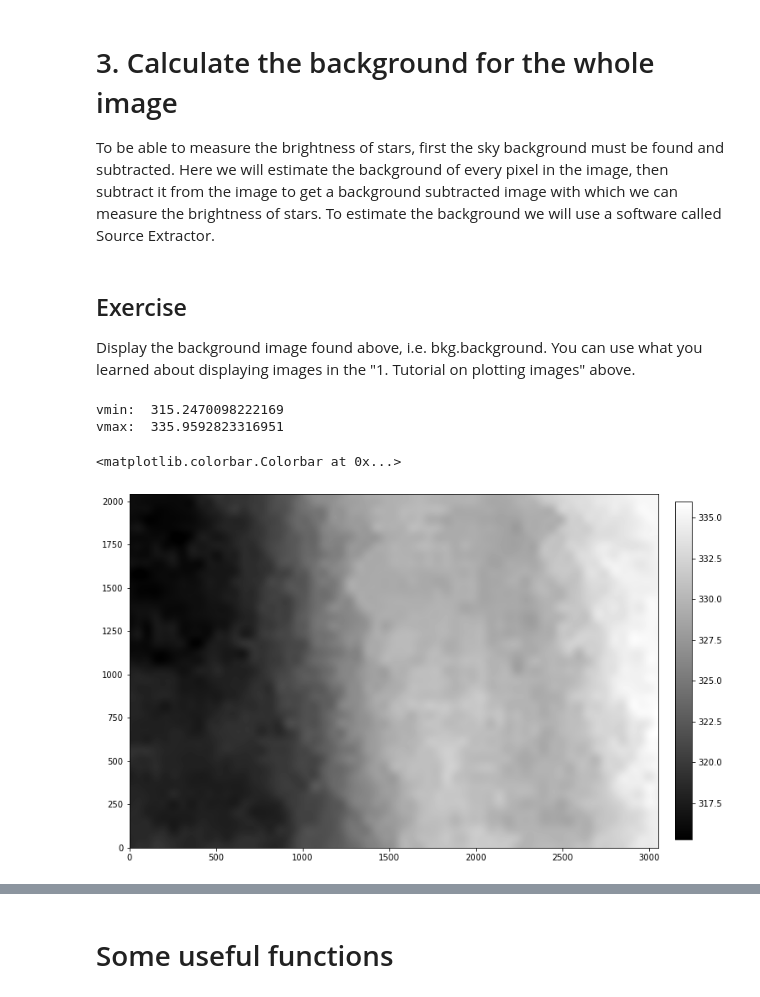
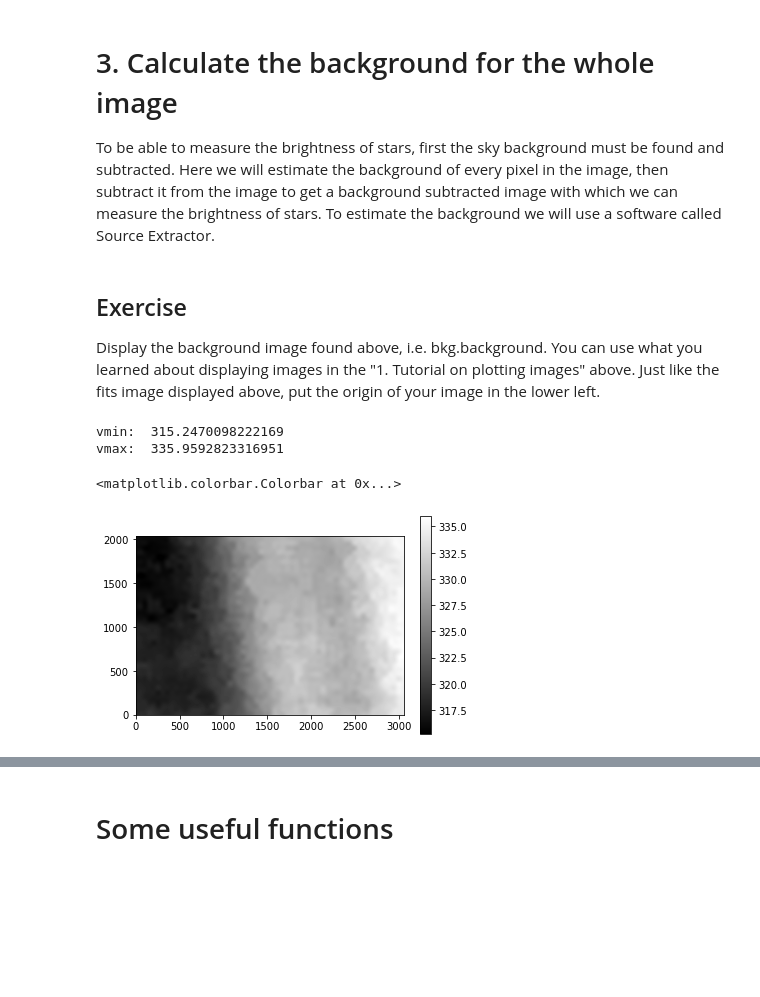
Before and after one commit to jielaizhang/pasea, a Jupyter notebook: LCO/student_workbooks/Student_Workbook_1_SingleExposure.ipynb, the cells around one changed output, grey strips where cells are left out. Cells and saved outputs as stored; diff of their text form; code cells hidden in the pictures; blank space fills up the shorter version.

```diff
--- a/LCO/student_workbooks/Student_Workbook_1_SingleExposure.ipynb
+++ b/LCO/student_workbooks/Student_Workbook_1_SingleExposure.ipynb
@@ -128,5 +149,5 @@ First Define where the image you will analyse is located.
 # %%
 # Set path to file
 # This exposure was taken in the B-band.
-file_input   = '../Data/Target_A/B/coj0m403-kb97-20191006-0058-e91.fits.fz'
+file_input   = '../../../Data/Target_A/B/coj0m403-kb97-20191006-0058-e91.fits.fz'
 mypath       = './'
@@ -175,21 +196,20 @@ sci_bkg = sci_data - bkg.background
 # %% [markdown]
 ## Exercise
 
-Display the background image found above, i.e. bkg.background. You can use what you learned about displaying images in the "1. Tutorial on plotting images" above.
+Display the background image found above, i.e. bkg.background. You can use what you learned about displaying images in the "1. Tutorial on plotting images" above. Just like the fits image displayed above, put the origin of your image in the lower left.
 # %%
-# Show the background to see what it looks like
-
 interval = ZScaleInterval()
 vmin = interval.get_limits(bkg.background)[0]
 vmax = interval.get_limits(bkg.background)[1]
 print('vmin: ',vmin)
 print('vmax: ',vmax)
 
-figure = plt.figure(figsize=(12,24))
+#figure = plt.figure(figsize=(12,24))
 im = plt.imshow(bkg.background, vmin=vmin, vmax=vmax, origin='lower', cmap='gray')
-plt.colorbar(im,fraction=0.03, pad=0.03)
+plt.colorbar()
+#plt.colorbar(im,fraction=0.03, pad=0.03)
 # %% [output]
 vmin:  315.2470098222169
 vmax:  335.9592823316951
 <matplotlib.colorbar.Colorbar at 0x...>
-[figure, old version]
+[figure, new version]
```
Also changed, not shown: parts of 20 cells of this notebook.
